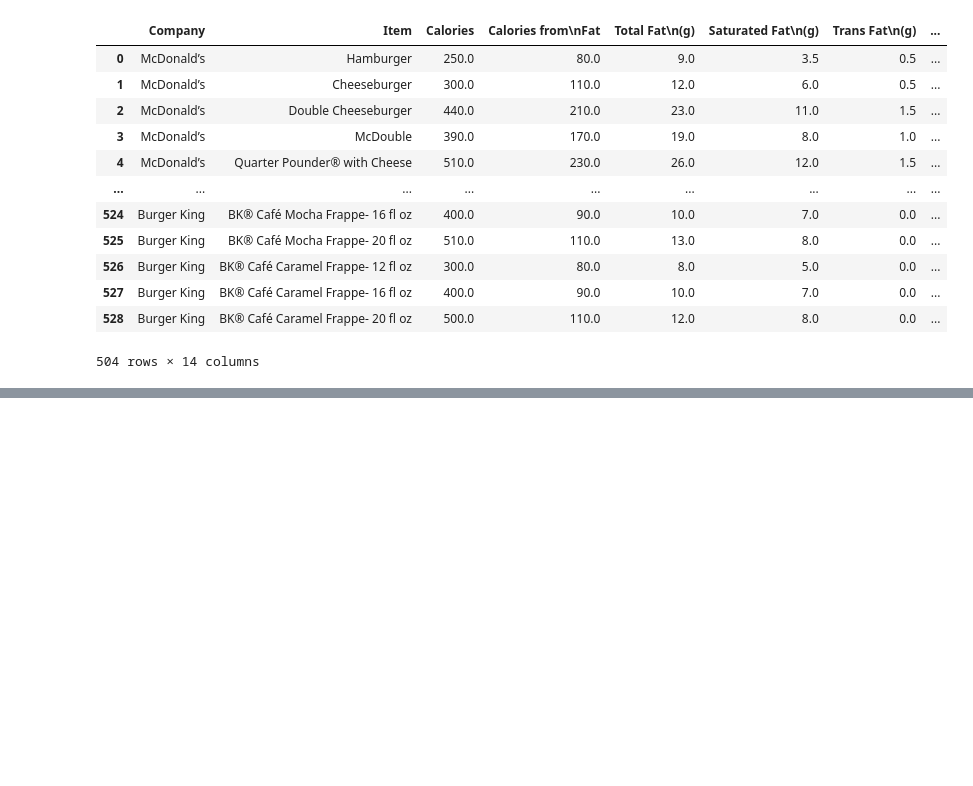
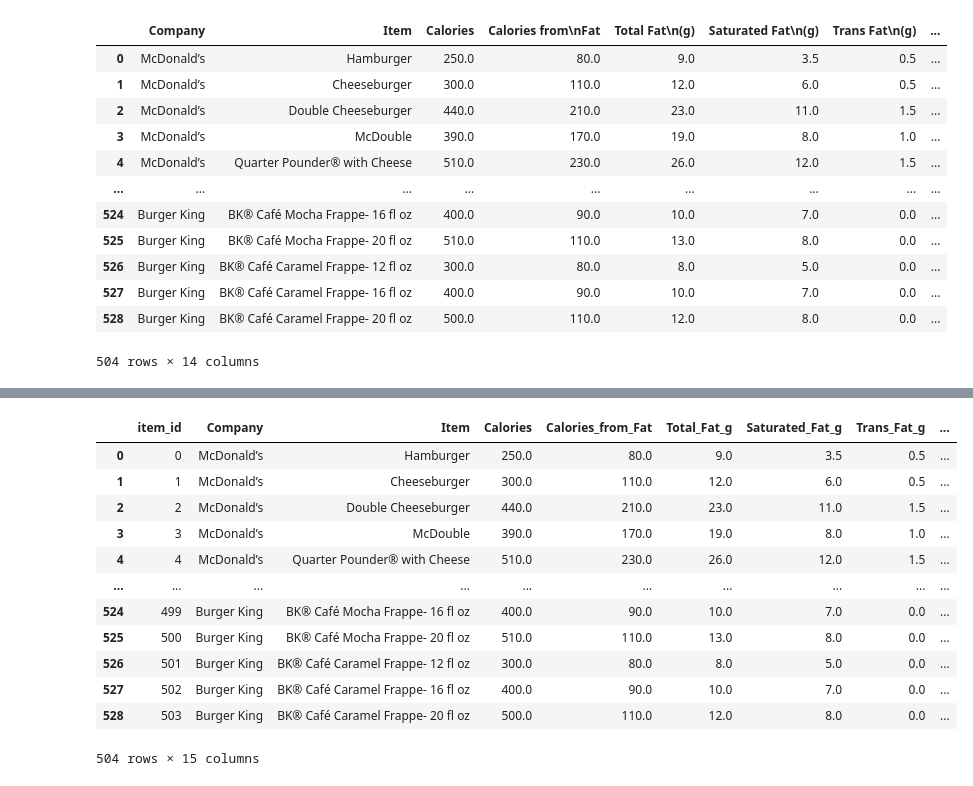
Before and after one commit to BorjaDorado/Fast_food, a Jupyter notebook: notebooks/Fast food.ipynb, the cells around one changed output, grey strips where cells are left out. Saved outputs shown, nothing was run; the diff lists cells and outputs as text; code cells hidden in the pictures; blank space fills up the shorter version.

```diff
--- a/Fast food.ipynb
+++ b/notebooks/Fast food.ipynb
@@ -11,7 +11,7 @@ import re
 import warnings
 warnings.filterwarnings('ignore')
 # %%
-food_original = pd.read_csv(r'FastFoodNutritionMenu.csv')
+food_original = pd.read_csv(r'..\data\FastFoodNutritionMenu_original.csv')
 df = food_original.copy()
 df.head()
 # %% [output]
@@ -200,3 +200,6 @@ df
 | 527 | Burger King | BK® Café Caramel Frappe- 16 fl oz | 400.0 | 90.0 | 10.0 | 7.0 | 0.0 | ... |
 | 528 | Burger King | BK® Café Caramel Frappe- 20 fl oz | 500.0 | 110.0 | 12.0 | 8.0 | 0.0 | ... |
 504 rows × 14 columns
+# %%
+# Crear columna con clave primaria
+df.insert(0, 'item_id', df.reset_index().index)
@@ -202,0 +242,21 @@ df
+# %%
+df.columns = df.columns.str.replace('\n', ' ')
+df.columns = df.columns.str.replace(' ', '_')
+df.columns = df.columns.str.replace('(', '')
+df.columns = df.columns.str.replace(')', '')
+# %%
+df
+# %% [output]
+|  | item_id | Company | Item | Calories | Calories_from_Fat | Total_Fat_g | Saturated_Fat_g | Trans_Fat_g | ... |
+| 0 | 0 | McDonald’s | Hamburger | 250.0 | 80.0 | 9.0 | 3.5 | 0.5 | ... |
+| 1 | 1 | McDonald’s | Cheeseburger | 300.0 | 110.0 | 12.0 | 6.0 | 0.5 | ... |
+| 2 | 2 | McDonald’s | Double Cheeseburger | 440.0 | 210.0 | 23.0 | 11.0 | 1.5 | ... |
+| 3 | 3 | McDonald’s | McDouble | 390.0 | 170.0 | 19.0 | 8.0 | 1.0 | ... |
+| 4 | 4 | McDonald’s | Quarter Pounder® with Cheese | 510.0 | 230.0 | 26.0 | 12.0 | 1.5 | ... |
+| ... | ... | ... | ... | ... | ... | ... | ... | ... | ... |
+| 524 | 499 | Burger King | BK® Café Mocha Frappe- 16 fl oz | 400.0 | 90.0 | 10.0 | 7.0 | 0.0 | ... |
+| 525 | 500 | Burger King | BK® Café Mocha Frappe- 20 fl oz | 510.0 | 110.0 | 13.0 | 8.0 | 0.0 | ... |
+| 526 | 501 | Burger King | BK® Café Caramel Frappe- 12 fl oz | 300.0 | 80.0 | 8.0 | 5.0 | 0.0 | ... |
+| 527 | 502 | Burger King | BK® Café Caramel Frappe- 16 fl oz | 400.0 | 90.0 | 10.0 | 7.0 | 0.0 | ... |
+| 528 | 503 | Burger King | BK® Café Caramel Frappe- 20 fl oz | 500.0 | 110.0 | 12.0 | 8.0 | 0.0 | ... |
+504 rows × 15 columns
```
Also changed, not shown: parts of 7 cells of this notebook, 7 other files.
